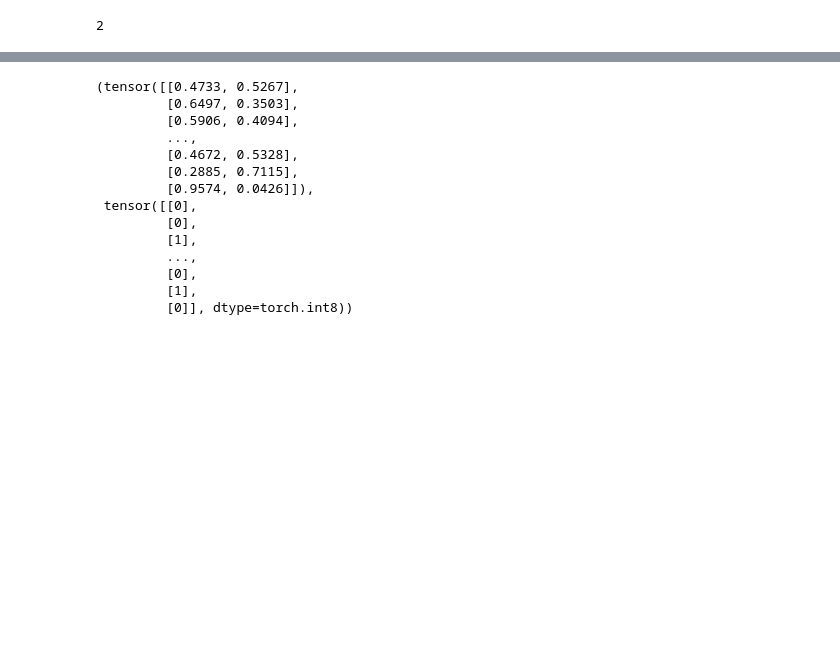
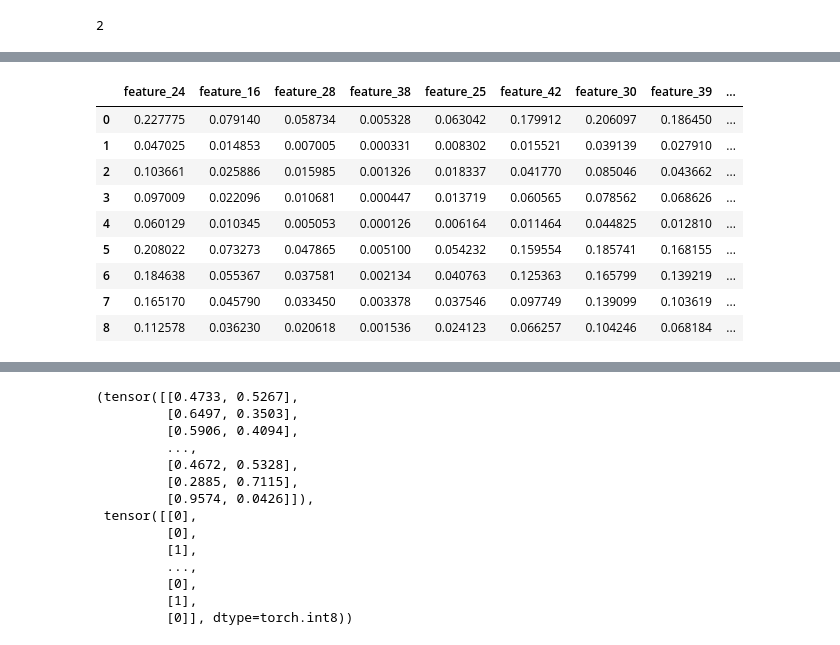
Before and after one commit to lewtun/dl4phys, a Jupyter notebook: lecture01.ipynb, the cells around one changed output, grey strips where cells are left out. Cells and saved outputs as stored; diff of their text form; code cells hidden in the pictures; blank space fills up the shorter version.

```diff
--- a/lecture01.ipynb
+++ b/lecture01.ipynb
@@ -295,0 +334,3 @@ learn.fit_one_cycle(3, lr_max=1e-3)
+# %%
+learn.show_results()
+# %% [output]
@@ -296,3 +338,13 @@ learn.fit_one_cycle(3, lr_max=1e-3)
+|  | feature_24 | feature_16 | feature_28 | feature_38 | feature_25 | feature_42 | feature_30 | feature_39 | ... |
+| 0 | 0.227775 | 0.079140 | 0.058734 | 0.005328 | 0.063042 | 0.179912 | 0.206097 | 0.186450 | ... |
+| 1 | 0.047025 | 0.014853 | 0.007005 | 0.000331 | 0.008302 | 0.015521 | 0.039139 | 0.027910 | ... |
+| 2 | 0.103661 | 0.025886 | 0.015985 | 0.001326 | 0.018337 | 0.041770 | 0.085046 | 0.043662 | ... |
+| 3 | 0.097009 | 0.022096 | 0.010681 | 0.000447 | 0.013719 | 0.060565 | 0.078562 | 0.068626 | ... |
+| 4 | 0.060129 | 0.010345 | 0.005053 | 0.000126 | 0.006164 | 0.011464 | 0.044825 | 0.012810 | ... |
+| 5 | 0.208022 | 0.073273 | 0.047865 | 0.005100 | 0.054232 | 0.159554 | 0.185741 | 0.168155 | ... |
+| 6 | 0.184638 | 0.055367 | 0.037581 | 0.002134 | 0.040763 | 0.125363 | 0.165799 | 0.139219 | ... |
+| 7 | 0.165170 | 0.045790 | 0.033450 | 0.003378 | 0.037546 | 0.097749 | 0.139099 | 0.103619 | ... |
+| 8 | 0.112578 | 0.036230 | 0.020618 | 0.001536 | 0.024123 | 0.066257 | 0.104246 | 0.068184 | ... |
 # %%
 test_dl = learn.dls.test_dl(df[85_000:])
 # %%
```
Also changed, not shown: parts of 11 cells of this notebook.
